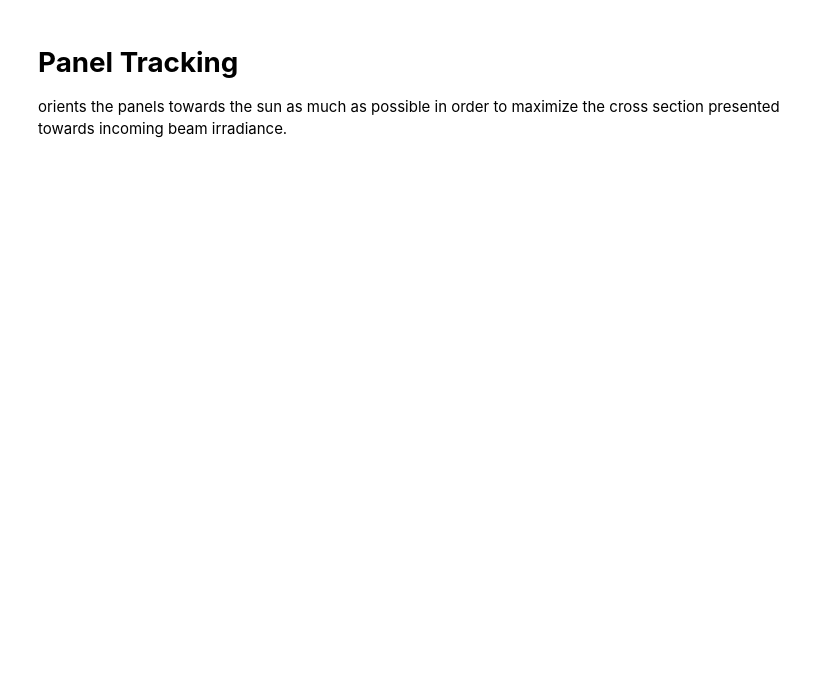
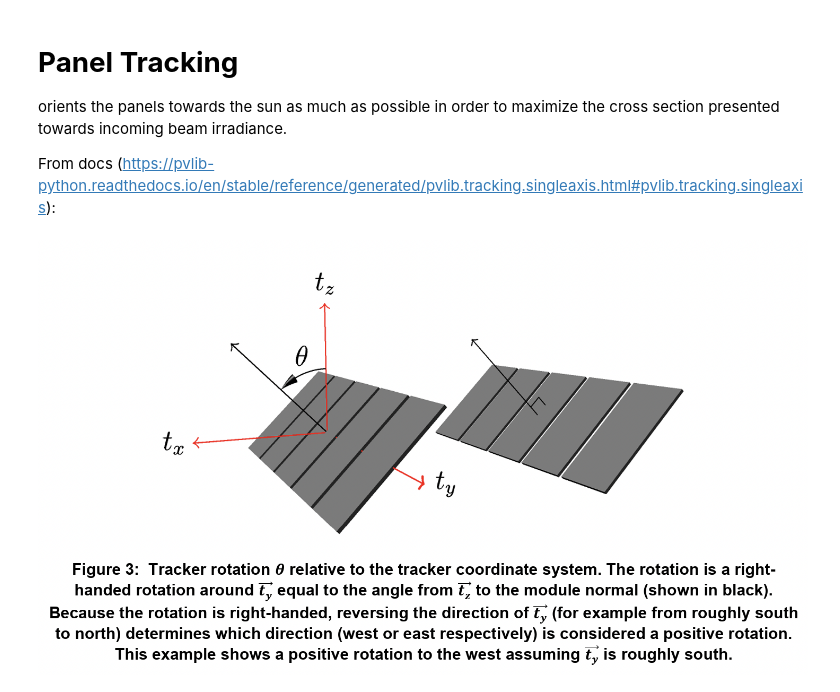
Before and after one commit to AntonSchreiber/solar_panel_orientation, a Jupyter notebook: tracking.ipynb, the cells around one changed output. Saved outputs shown, nothing was run; the diff lists cells and outputs as text; code cells hidden in the pictures; blank space fills up the shorter version.

```diff
--- a/tracking.ipynb
+++ b/tracking.ipynb
@@ -1,3 +1,11 @@
 # %% [markdown]
 # **Panel Tracking**
 orients the panels towards the sun as much as possible in order to maximize the cross section presented towards incoming beam irradiance.
+
+
+From docs (https://pvlib-python.readthedocs.io/en/stable/reference/generated/pvlib.tracking.singleaxis.html#pvlib.tracking.singleaxis):
+# %%
+from IPython import display
+display.Image("ressources/tracker_COS.png")
+# %% [output]
+[figure, added]
```
Also changed, not shown: parts of 5 cells of this notebook, 5 other files.
